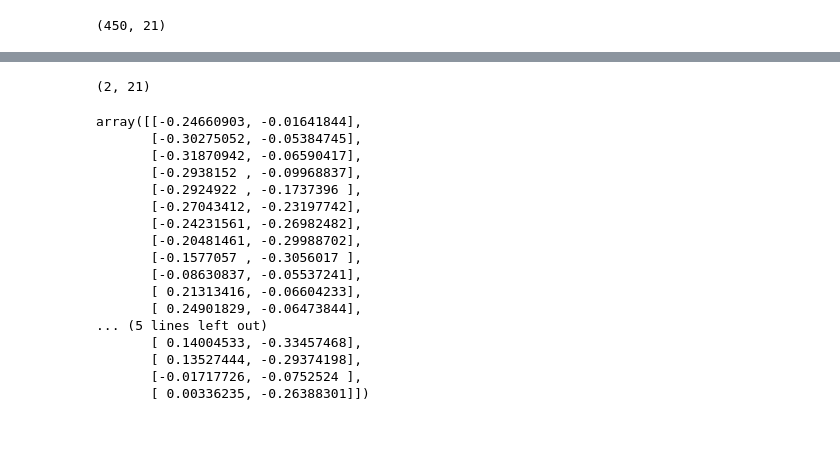
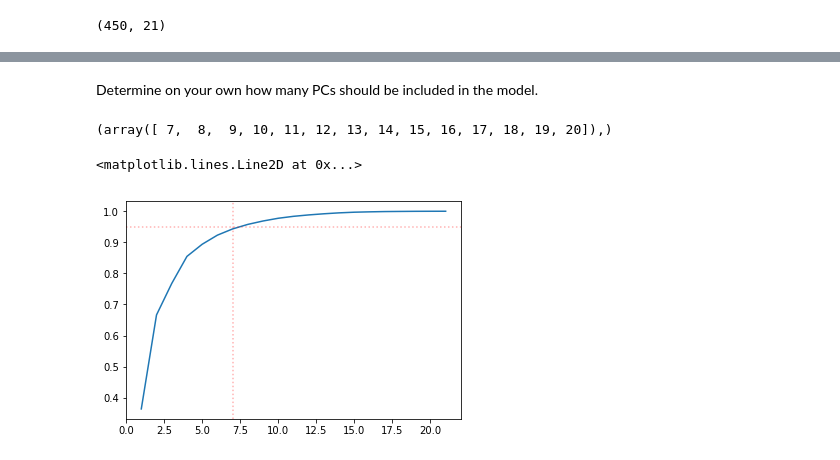
Before and after one commit to piovere/nucnotes, a Jupyter notebook: ne579/Homework/hw08/HW 08.ipynb, the cells around one changed output, grey strips where cells are left out. Drawn from its saved outputs; the diff is of its cells as text; code cells hidden in the pictures; blank space fills up the shorter version.

```diff
--- a/ne579/Homework/hw08/HW 08.ipynb
+++ b/ne579/Homework/hw08/HW 08.ipynb
@@ -109,24 +54,13 @@ pca2 = PCA(n_components=2).fit(data_s)
-# %%
-pca2.components_.shape
-# %% [output]
-(2, 21)
-# %%
-pca2.components_.T
-# %% [output]
-array([[-0.24660903, -0.01641844],
-       [-0.30275052, -0.05384745],
-       [-0.31870942, -0.06590417],
-       [-0.2938152 , -0.09968837],
-       [-0.2924922 , -0.1737396 ],
-       [-0.27043412, -0.23197742],
-       [-0.24231561, -0.26982482],
-       [-0.20481461, -0.29988702],
-       [-0.1577057 , -0.3056017 ],
-       [-0.08630837, -0.05537241],
-       [ 0.21313416, -0.06604233],
-       [ 0.24901829, -0.06473844],
-... (5 lines left out)
-       [ 0.14004533, -0.33457468],
-       [ 0.13527444, -0.29374198],
-       [-0.01717726, -0.0752524 ],
-       [ 0.00336235, -0.26388301]])
+# %% [markdown]
+Determine on your own how many PCs should be included in the model.
+# %%
+np.where(np.cumsum(pca.explained_variance_ratio_) > 0.95)
+# %% [output]
+(array([ 7,  8,  9, 10, 11, 12, 13, 14, 15, 16, 17, 18, 19, 20]),)
+# %%
+plt.plot(range(1, pca.explained_variance_.shape[0]+1), np.cumsum(pca.explained_variance_ratio_))
+plt.axhline(y=0.95, color='r', linestyle=':', alpha=0.3)
+plt.axvline(x=7, color='r', linestyle=':', alpha=0.3)
+# %% [output]
+<matplotlib.lines.Line2D at 0x...>
+[figure, added]
```
Also changed, not shown: parts of 17 cells of this notebook.
